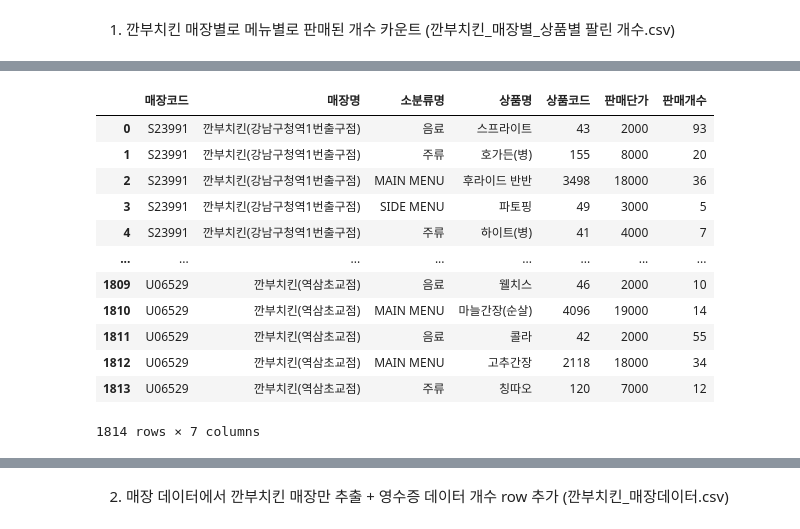
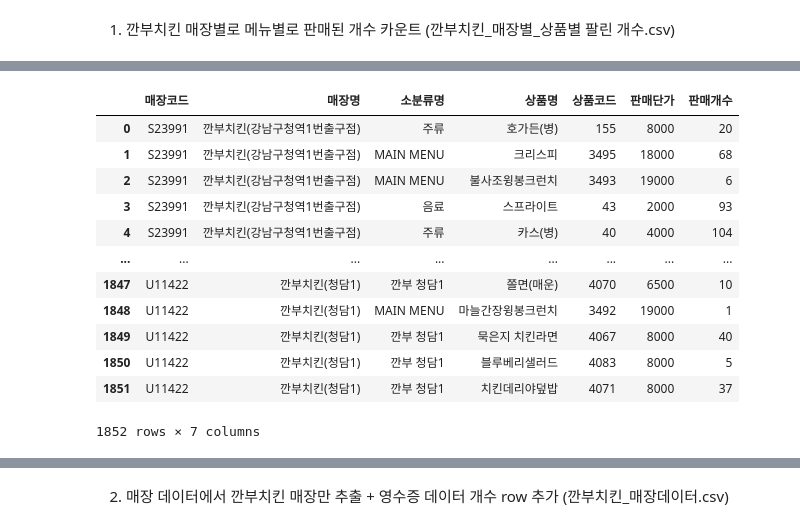
Before and after one commit to POSdata-Sales-Prediction/Store-operation-consulting, a Jupyter notebook: Data Preprocessing/chicken_DataPreprocessing_SY.ipynb, the cells around one changed output, grey strips where cells are left out. Saved outputs shown, nothing was run; the diff lists cells and outputs as text; code cells hidden in the pictures.

```diff
--- a/Data Preprocessing/chicken_DataPreprocessing_SY.ipynb
+++ b/Data Preprocessing/chicken_DataPreprocessing_SY.ipynb
@@ -8,6 +8,6 @@ Data Preprocessing
 import pandas as pd
 import numpy as np
 
-data = pd.read_csv('../../processedData/깐부치킨_거래데이터.csv', encoding='UTF8')
+data = pd.read_csv('../../resources/processedData/깐부치킨_거래데이터.csv', encoding='UTF8')
 #이전에 추출했던 데이터를 끌어와서 다시 수정하였음.
 # menuData = pd.read_csv('../../processedData/깐부치킨_매장별_상품별 팔린 개수.csv', encoding='UTF8')
@@ -63,19 +72,19 @@ new_menuData = pd.DataFrame({'매장코드' : scd, '매장명' : sn, '소분류
 # %%
-new_menuData
+new_menuData = menu(data)
 # %% [output]
 |  | 매장코드 | 매장명 | 소분류명 | 상품명 | 상품코드 | 판매단가 | 판매개수 |
-| 0 | S23991 | 깐부치킨(강남구청역1번출구점) | 음료 | 스프라이트 | 43 | 2000 | 93 |
-| 1 | S23991 | 깐부치킨(강남구청역1번출구점) | 주류 | 호가든(병) | 155 | 8000 | 20 |
-| 2 | S23991 | 깐부치킨(강남구청역1번출구점) | MAIN MENU | 후라이드 반반 | 3498 | 18000 | 36 |
-| 3 | S23991 | 깐부치킨(강남구청역1번출구점) | SIDE MENU | 파토핑 | 49 | 3000 | 5 |
-| 4 | S23991 | 깐부치킨(강남구청역1번출구점) | 주류 | 하이트(병) | 41 | 4000 | 7 |
+| 0 | S23991 | 깐부치킨(강남구청역1번출구점) | 주류 | 호가든(병) | 155 | 8000 | 20 |
+| 1 | S23991 | 깐부치킨(강남구청역1번출구점) | MAIN MENU | 크리스피 | 3495 | 18000 | 68 |
+| 2 | S23991 | 깐부치킨(강남구청역1번출구점) | MAIN MENU | 불사조윙봉크런치 | 3493 | 19000 | 6 |
+| 3 | S23991 | 깐부치킨(강남구청역1번출구점) | 음료 | 스프라이트 | 43 | 2000 | 93 |
+| 4 | S23991 | 깐부치킨(강남구청역1번출구점) | 주류 | 카스(병) | 40 | 4000 | 104 |
 | ... | ... | ... | ... | ... | ... | ... | ... |
-| 1809 | U06529 | 깐부치킨(역삼초교점) | 음료 | 웰치스 | 46 | 2000 | 10 |
-| 1810 | U06529 | 깐부치킨(역삼초교점) | MAIN MENU | 마늘간장(순살) | 4096 | 19000 | 14 |
-| 1811 | U06529 | 깐부치킨(역삼초교점) | 음료 | 콜라 | 42 | 2000 | 55 |
-| 1812 | U06529 | 깐부치킨(역삼초교점) | MAIN MENU | 고추간장 | 2118 | 18000 | 34 |
-| 1813 | U06529 | 깐부치킨(역삼초교점) | 주류 | 칭따오 | 120 | 7000 | 12 |
+| 1847 | U11422 | 깐부치킨(청담1) | 깐부 청담1 | 쫄면(매운) | 4070 | 6500 | 10 |
+| 1848 | U11422 | 깐부치킨(청담1) | MAIN MENU | 마늘간장윙봉크런치 | 3492 | 19000 | 1 |
+| 1849 | U11422 | 깐부치킨(청담1) | 깐부 청담1 | 묵은지 치킨라면 | 4067 | 8000 | 40 |
+| 1850 | U11422 | 깐부치킨(청담1) | 깐부 청담1 | 블루베리샐러드 | 4083 | 8000 | 5 |
+| 1851 | U11422 | 깐부치킨(청담1) | 깐부 청담1 | 치킨데리야덮밥 | 4071 | 8000 | 37 |
-1814 rows × 7 columns
+1852 rows × 7 columns
 # %%
 #정렬
 
```
Also changed, not shown: parts of 7 cells of this notebook, 1 other file.
